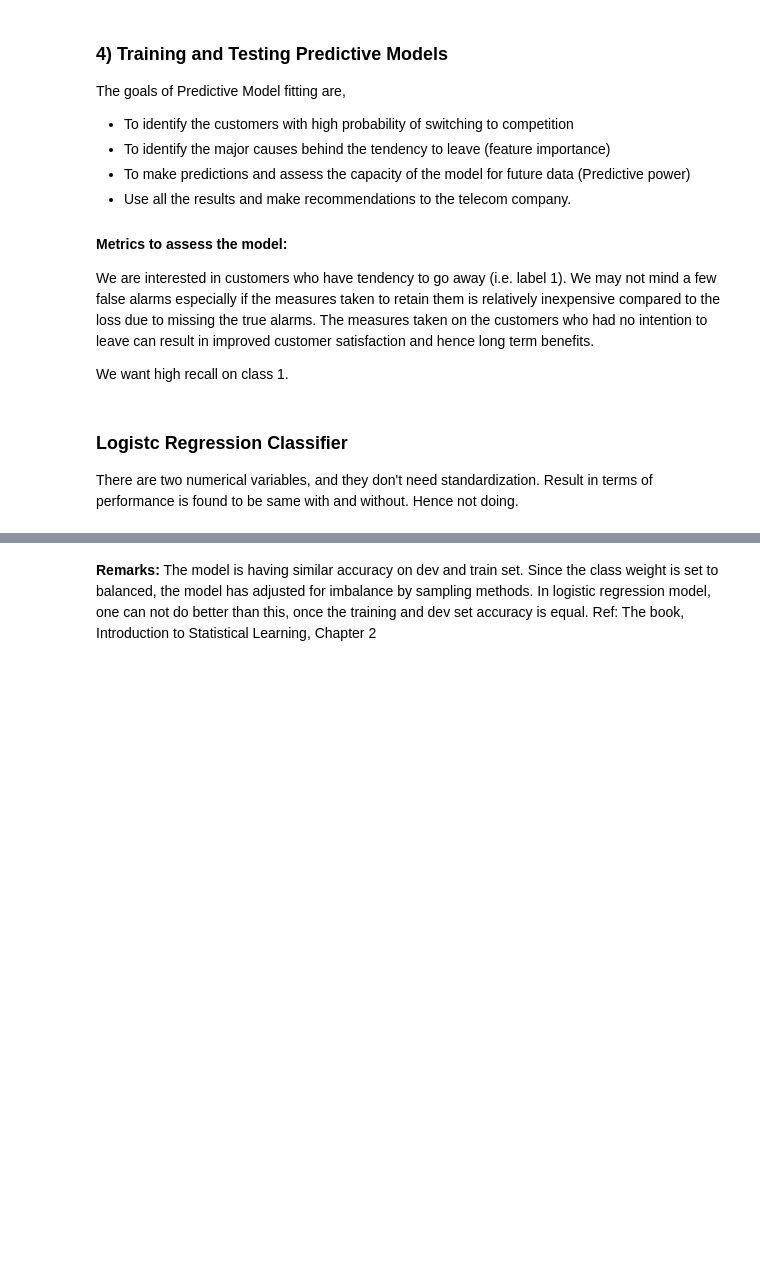
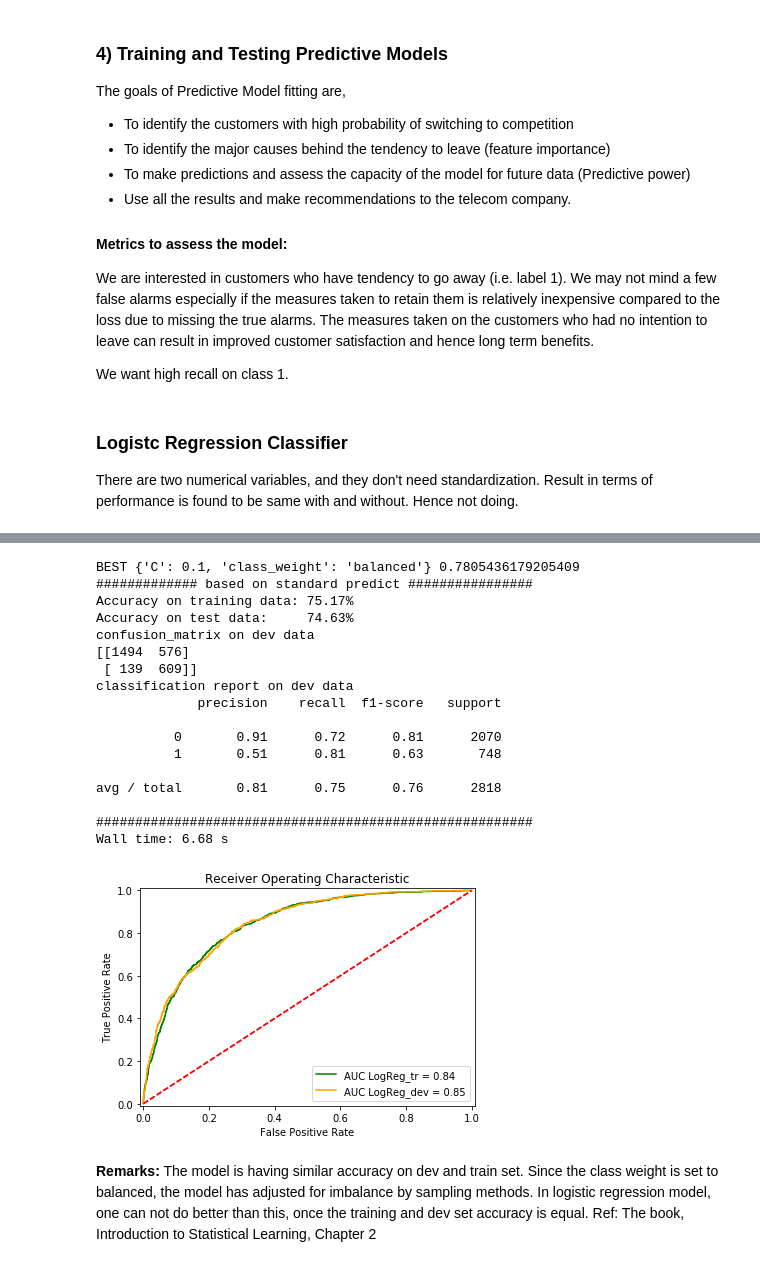
Before and after one commit to aparnack/data_science, a Jupyter notebook: projects/customer_retention/Retention.ipynb, the cells around one changed output, grey strips where cells are left out. Saved outputs shown, nothing was run; the diff lists cells and outputs as text; code cells hidden in the pictures; blank space fills up the shorter version.

```diff
--- a/projects/customer_retention/Retention.ipynb
+++ b/projects/customer_retention/Retention.ipynb
@@ -676,3 +726,32 @@ Text(0.5,0,'False Positive Rate')
+# %%
+%%time
+# Keep a copy to access columns
+Xcpy = X.copy()
+X['tenure'] = X['tenure'].transform(lambda x: (x - x.mean()) / x.std())
+Xtrain, Xdev, ytrain,ydev = train_test_split(X,y,test_size=0.4,stratify=y)
+# This is commented because hyperparameter tuning is not done currently.
+#Xdev, Xtest, ydev,ytest = train_test_split(Xt,yt,test_size=0.5,random_state=42,stratify=yt)
+parameters = {"C": [0.1,1,10,100,10000],"class_weight":['balanced',None]}
+logreg,aucrf1,aucrf2 = do_classify(LogisticRegression(), parameters, Xtrain,ytrain,Xdev,ydev, score_func='recall', n_folds=5, n_jobs=2,label=1,prob_dec=1)
+# %% [output]
+BEST {'C': 0.1, 'class_weight': 'balanced'} 0.7805436179205409
+############# based on standard predict ################
+Accuracy on training data: 75.17%
+Accuracy on test data:     74.63%
+confusion_matrix on dev data
+[[1494  576]
+ [ 139  609]]
+classification report on dev data
+             precision    recall  f1-score   support
+
+          0       0.91      0.72      0.81      2070
+          1       0.51      0.81      0.63       748
+
+avg / total       0.81      0.75      0.76      2818
+
+########################################################
+Wall time: 6.68 s
+[figure, added]
 # %% [markdown]
 **Remarks:** The model is having similar accuracy on dev and train set. Since the class weight is set to balanced, the model has adjusted for imbalance by sampling methods. In logistic regression model, one can not do better than this, once the training and dev set accuracy is equal. Ref: The book, Introduction to Statistical Learning, Chapter 2
 # %%
```
Also changed, not shown: parts of 21 cells of this notebook.
